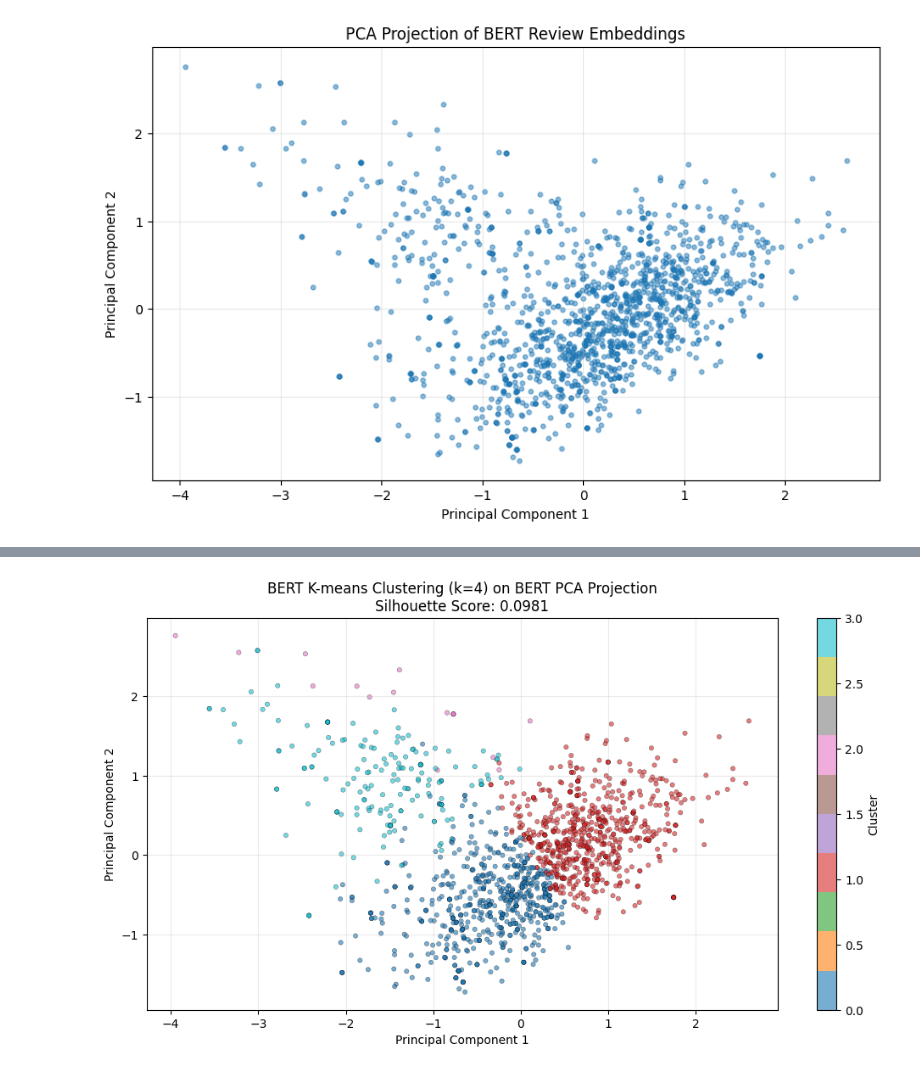
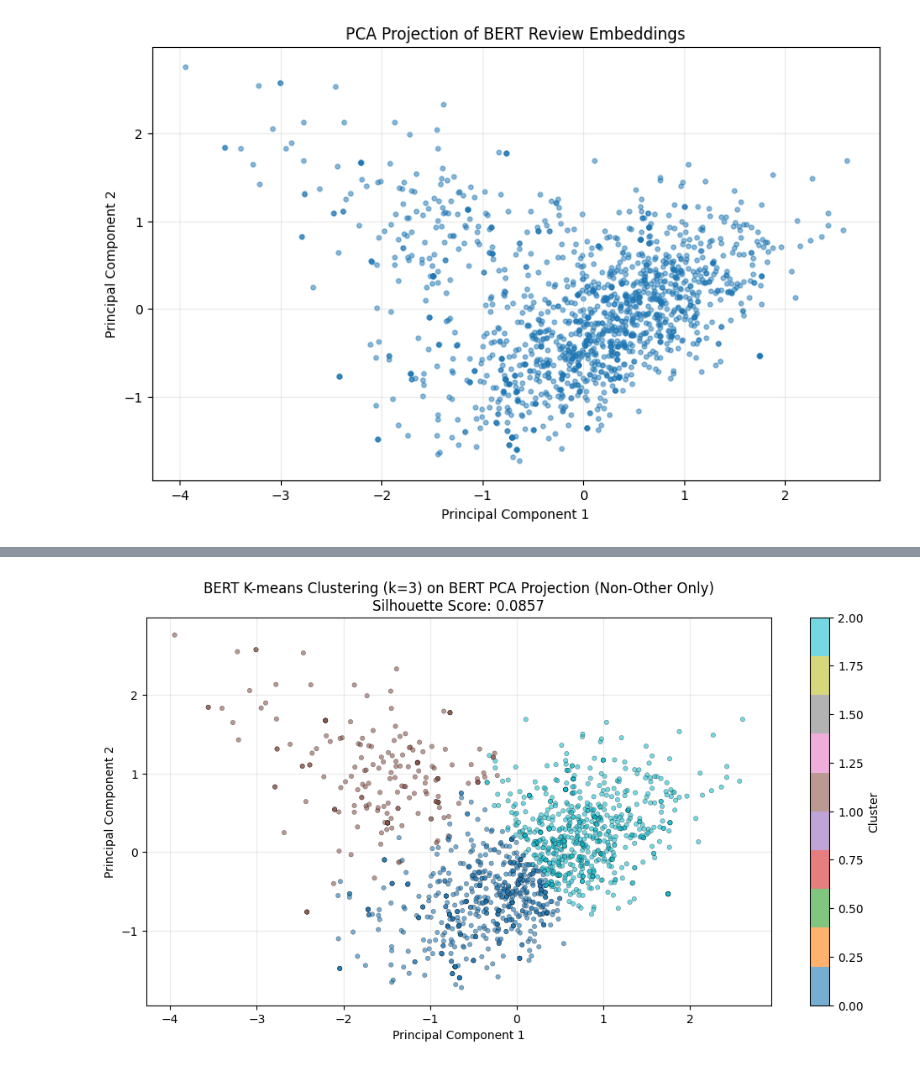
Before and after one commit to zacharydaniel229/CSCE676_ZacharyWilliams_Project, a Jupyter notebook: CSCE676_ZacharyWilliams_FinalDeliverable.ipynb, the cells around one changed output, grey strips where cells are left out. Cells and saved outputs as stored; diff of their text form; code cells hidden in the pictures.

```diff
--- a/CSCE676_ZacharyWilliams_FinalDeliverable.ipynb
+++ b/CSCE676_ZacharyWilliams_FinalDeliverable.ipynb
@@ -955,44 +856,23 @@ BERT total explained variance (2 components): 0.22187124
 # %%
-# K-means clustering on BERT embeddings (k=4) with silhouette and purity evaluation
+# K-means clustering on BERT embeddings (k=3) with silhouette and purity evaluation (excluding category Other)
 from sklearn.cluster import KMeans
 from sklearn.metrics import silhouette_score
+from sklearn.decomposition import PCA
 import matplotlib.pyplot as plt
 import numpy as np
 
-# Use k=4 to mirror the Word2Vec setup
-k = 4
-bert_kmeans = KMeans(n_clusters=k, random_state=42, n_init=10)
-bert_best_labels = bert_kmeans.fit_predict(bert_embedding_matrix)
-bert_best_silhouette = silhouette_score(bert_embedding_matrix, bert_best_labels)
+# Ensure BERT embeddings and 2D projection exist (self-contained cell)
+if 'bert_embedding_matrix' not in globals():
+    if not isinstance(bert_review_embeddings, np.ndarray):
+        bert_embedding_matrix = np.array(bert_review_embeddings)
+    else:
+        bert_embedding_matrix = bert_review_embeddings
 
-print(f'BERT K-means clustering with k={k}')
-print(f'Silhouette score: {bert_best_silhouette:.4f}')
+if 'bert_embedding_2d' not in globals():
+    bert_pca = PCA(n_components=2, random_state=42)
+    bert_embedding_2d = bert_pca.fit_transform(bert_embedding_matrix)
 
-# Visualize clusters on BERT PCA projection
-plt.figure(figsize=(12, 6))
-scatter = plt.scatter(
-    bert_embedding_2d[:, 0],
-    bert_embedding_2d[:, 1],
-    c=bert_best_labels,
-    cmap='tab10',
-    s=15,
-    alpha=0.6,
-    edgecolors='k',
-    linewidth=0.3,
-)
-plt.colorbar(scatter, label='Cluster')
-plt.title(f'BERT K-means Clustering (k={k}) on BERT PCA Projection\nSilhouette Score: {bert_best_silhouette:.4f}')
-plt.xlabel('Principal Component 1')
-plt.ylabel('Principal Component 2')
-plt.grid(alpha=0.25)
-plt.show()
-
-print('\nCluster distribution:')
-unique, counts = np.unique(bert_best_labels, return_counts=True)
-for cluster_id, count in zip(unique, counts):
-    print(f'Cluster {cluster_id}: {count} reviews')
-
-# Build ground truth categories: Computers&Accessories, Electronics, Home&Kitchen, Other
+# Build ground truth categories first
 category_counts = {}
 for categories in df['category'].dropna():
     for cat in str(categories).split('|'):
@@ -1015,9 +895,51 @@ def assign_ground_truth_category(category_value):
     return max(candidates, key=lambda cat: (category_counts.get(cat, 0), cat))
 
 ground_truth_categories = df['category'].apply(assign_ground_truth_category).values
-unique_categories = sorted(set(ground_truth_categories))
+
+# Exclude rows that are in category Other for clustering/plotting/evaluation
+non_other_mask = ground_truth_categories != 'Other'
+bert_embedding_matrix_no_other = bert_embedding_matrix[non_other_mask]
+bert_embedding_2d_no_other = bert_embedding_2d[non_other_mask]
+ground_truth_no_other = ground_truth_categories[non_other_mask]
+
+# Use k=3 to mirror the updated Word2Vec setup
+k = 3
+bert_kmeans = KMeans(n_clusters=k, random_state=42, n_init=10)
+bert_best_labels = bert_kmeans.fit_predict(bert_embedding_matrix_no_other)
+bert_best_silhouette = silhouette_score(bert_embedding_matrix_no_other, bert_best_labels)
+
+print(f'BERT K-means clustering with k={k} (excluding Other)')
+print(f'Rows used (non-Other only): {bert_embedding_matrix_no_other.shape[0]}')
+print(f'Silhouette score: {bert_best_silhouette:.4f}')
+
+# Visualize clusters on BERT PCA projection (non-Other points only)
+plt.figure(figsize=(12, 6))
+scatter = plt.scatter(
+    bert_embedding_2d_no_other[:, 0],
+    bert_embedding_2d_no_other[:, 1],
+    c=bert_best_labels,
+    cmap='tab10',
+    s=15,
+    alpha=0.6,
+    edgecolors='k',
+    linewidth=0.3,
+)
+plt.colorbar(scatter, label='Cluster')
+plt.title(f'BERT K-means Clustering (k={k}) on BERT PCA Projection (Non-Other Only)\nSilhouette Score: {bert_best_silhouette:.4f}')
+plt.xlabel('Principal Component 1')
+plt.ylabel('Principal Component 2')
+plt.grid(alpha=0.25)
+plt.show()
+
+print('\nCluster distribution:')
+unique, counts = np.unique(bert_best_labels, return_counts=True)
+for cluster_id, count in zip(unique, counts):
+    print(f'Cluster {cluster_id}: {count} reviews')
+
+# Create mapping on non-Other labels only
+unique_categories = sorted(set(ground_truth_no_other))
 category_to_label = {cat: i for i, cat in enumerate(unique_categories)}
-ground_truth_labels = np.array([category_to_label[cat] for cat in ground_truth_categories])
+ground_truth_labels = np.array([category_to_label[cat] for cat in ground_truth_no_other])
 
 def calculate_purity(true_labels, predicted_labels):
     n = len(true_labels)
@@ -1032,7 +954,7 @@ def calculate_purity(true_labels, predicted_labels):
 bert_purity = calculate_purity(ground_truth_labels, bert_best_labels)
 
 print('\n--- Purity Evaluation (BERT K-means) ---')
-print(f'Ground truth categories: {unique_categories}')
+print(f'Ground truth categories used: {unique_categories}')
 print(f'Purity score: {bert_purity:.4f}')
 
 print('\n--- Cluster vs Ground Truth Distribution ---')
@@ -1051,2 +974,2 @@ Silhouette score: 0.0981
-[figure, old version]
+[figure, new version]
 Cluster distribution:
```
Also changed, not shown: parts of 19 cells of this notebook.
